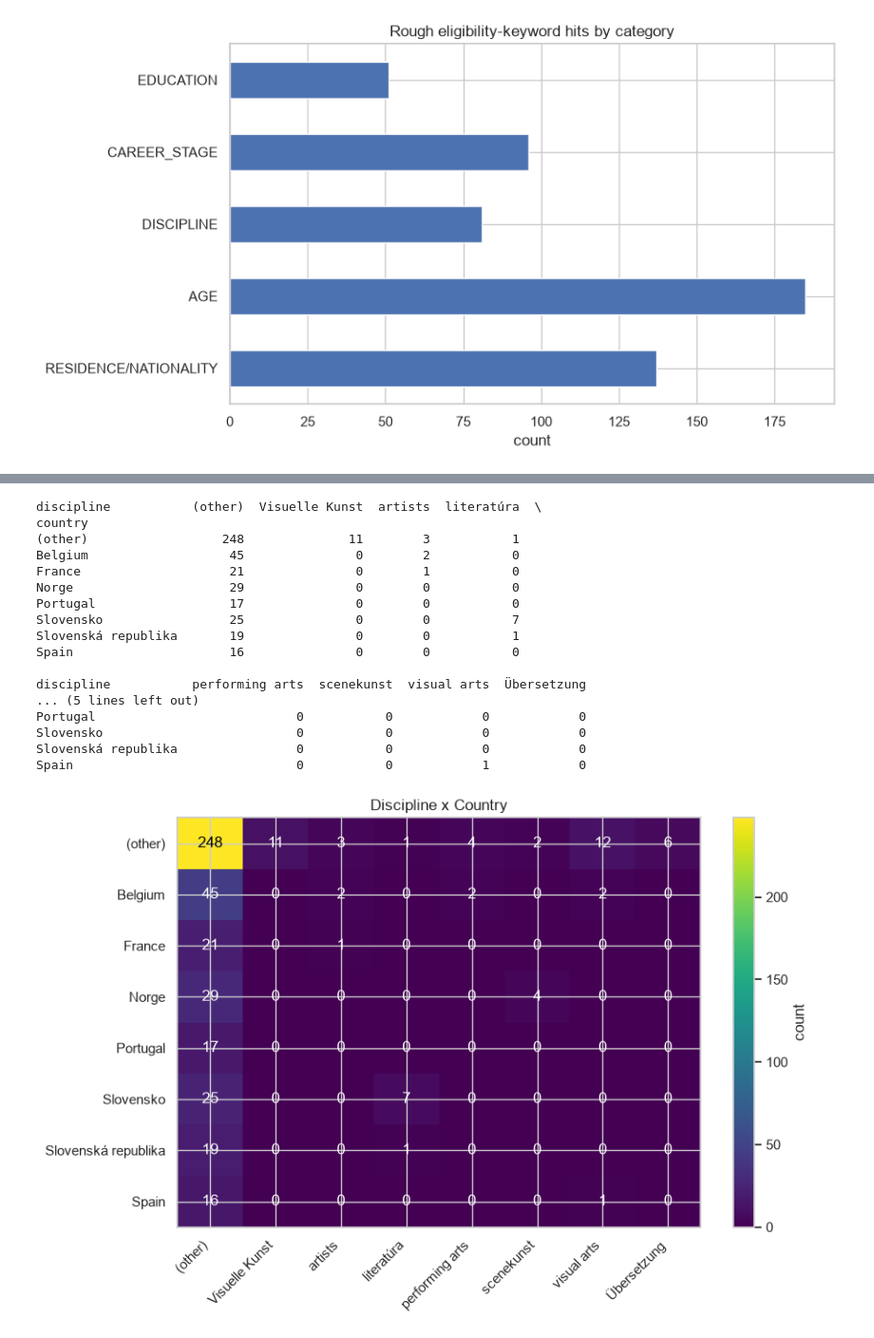
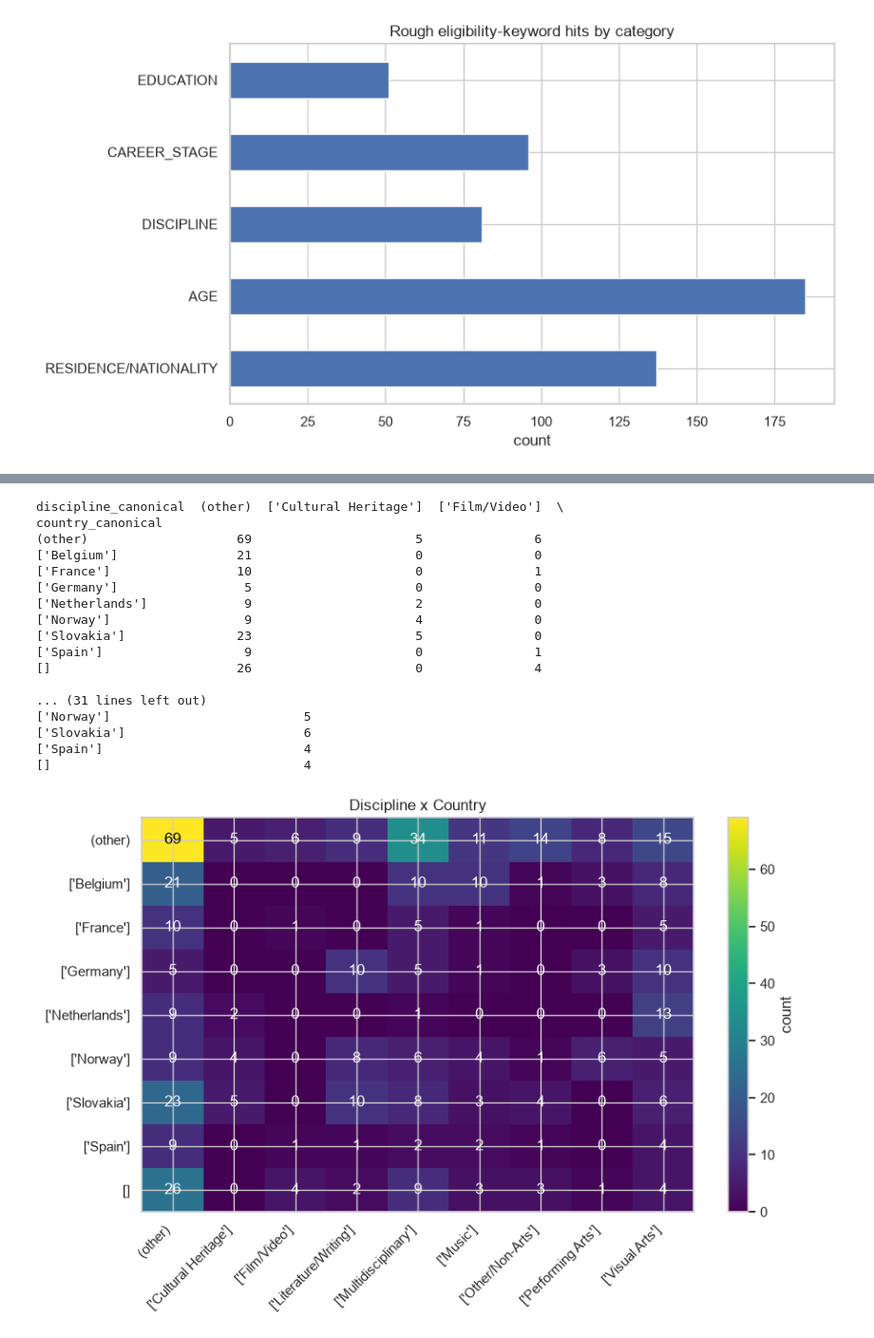
Before and after one commit to Lucaisok/open_art, a Jupyter notebook: notebooks/eda.ipynb, the cells around one changed output, grey strips where cells are left out. Shown at 95% size. Saved outputs shown, nothing was run; the diff lists cells and outputs as text; code cells hidden in the pictures.

```diff
--- a/notebooks/eda.ipynb
+++ b/notebooks/eda.ipynb
@@ -77,0 +69,4 @@ df.head()
+# %%
+features = ["id", "language", "title_en", "requirements_text_en", "deadline_date", "source", "organisation", "description_en", "country_canonical", "city_en", "funding", "funding_components", "application_fee_has_fee", "discipline_canonical", "opportunity_type_canonical", "career_stage_canonical"]
+# %%
+exploration_df = df[features]
@@ -301,43 +256,43 @@ dtype: float64
 # %%
-top_disciplines = df["discipline"].fillna("(not stated)").value_counts().head(8).index
-top_countries = df["country"].fillna("(not stated)").value_counts().head(8).index
+top_disciplines = exploration_df["discipline_canonical"].fillna("(not stated)").value_counts().head(8).index
+top_countries = exploration_df["country_canonical"].fillna("(not stated)").value_counts().head(8).index
 
 cross = pd.crosstab(
-    df["country"].fillna("(not stated)").where(df["country"].isin(top_countries), "(other)"),
-    df["discipline"].fillna("(not stated)").where(df["discipline"].isin(top_disciplines), "(other)"),
+    exploration_df["country_canonical"].fillna("(not stated)").where(exploration_df["country_canonical"].isin(top_countries), "(other)"),
+    exploration_df["discipline_canonical"].fillna("(not stated)").where(exploration_df["discipline_canonical"].isin(top_disciplines), "(other)"),
 )
 print(cross)
 
 plt.figure(figsize=(9, 6))
 plt.imshow(cross.values, aspect="auto", cmap="viridis")
 plt.xticks(range(len(cross.columns)), cross.columns, rotation=45, ha="right")
 plt.yticks(range(len(cross.index)), cross.index)
 plt.colorbar(label="count")
 plt.title("Discipline x Country")
 for i in range(cross.shape[0]):
     for j in range(cross.shape[1]):
         plt.text(j, i, cross.values[i, j], ha="center", va="center",
                   color="white" if cross.values[i, j] < cross.values.max() / 2 else "black")
 plt.tight_layout()
 plt.show()
 # %% [output]
-discipline           (other)  Visuelle Kunst  artists  literatúra  \
-country
-(other)                  248              11        3           1
-Belgium                   45               0        2           0
-France                    21               0        1           0
-Norge                     29               0        0           0
-Portugal                  17               0        0           0
-Slovensko                 25               0        0           7
-Slovenská republika       19               0        0           1
-Spain                     16               0        0           0
+discipline_canonical  (other)  ['Cultural Heritage']  ['Film/Video']  \
+country_canonical
+(other)                    69                      5               6
+['Belgium']                21                      0               0
+['France']                 10                      0               1
+['Germany']                 5                      0               0
+['Netherlands']             9                      2               0
+['Norway']                  9                      4               0
+['Slovakia']               23                      5               0
+['Spain']                   9                      0               1
+[]                         26                      0               4
 
-discipline           performing arts  scenekunst  visual arts  Übersetzung
-... (5 lines left out)
-Portugal                           0           0            0            0
-Slovensko                          0           0            0            0
-Slovenská republika                0           0            0            0
-Spain                              0           0            1            0
+... (31 lines left out)
+['Norway']                          5
+['Slovakia']                        6
+['Spain']                           4
+[]                                  4
-[figure, old version]
+[figure, new version]
 # %%
 if "opportunity_type" in df.columns:
```
Also changed, not shown: parts of 16 cells of this notebook.
